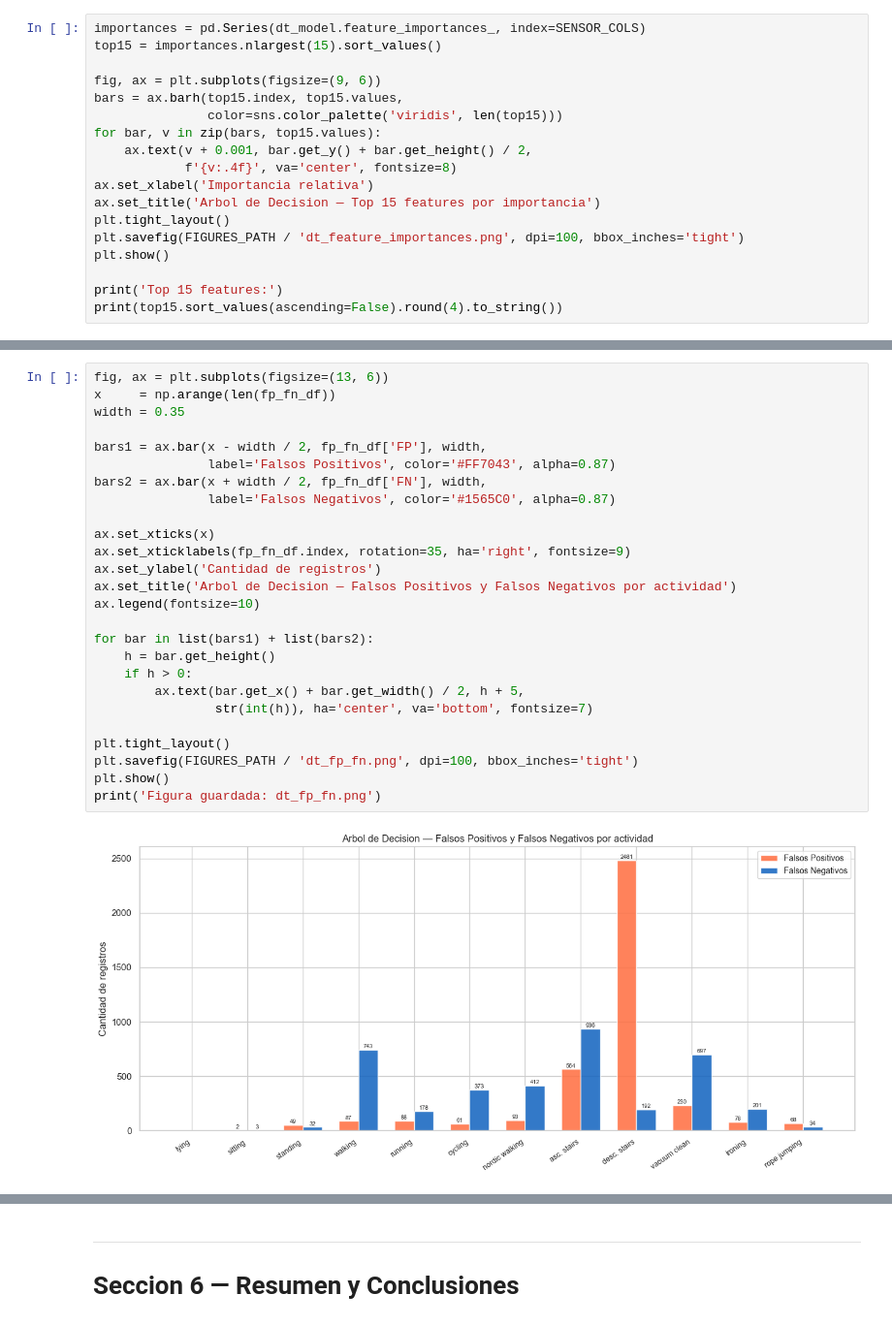
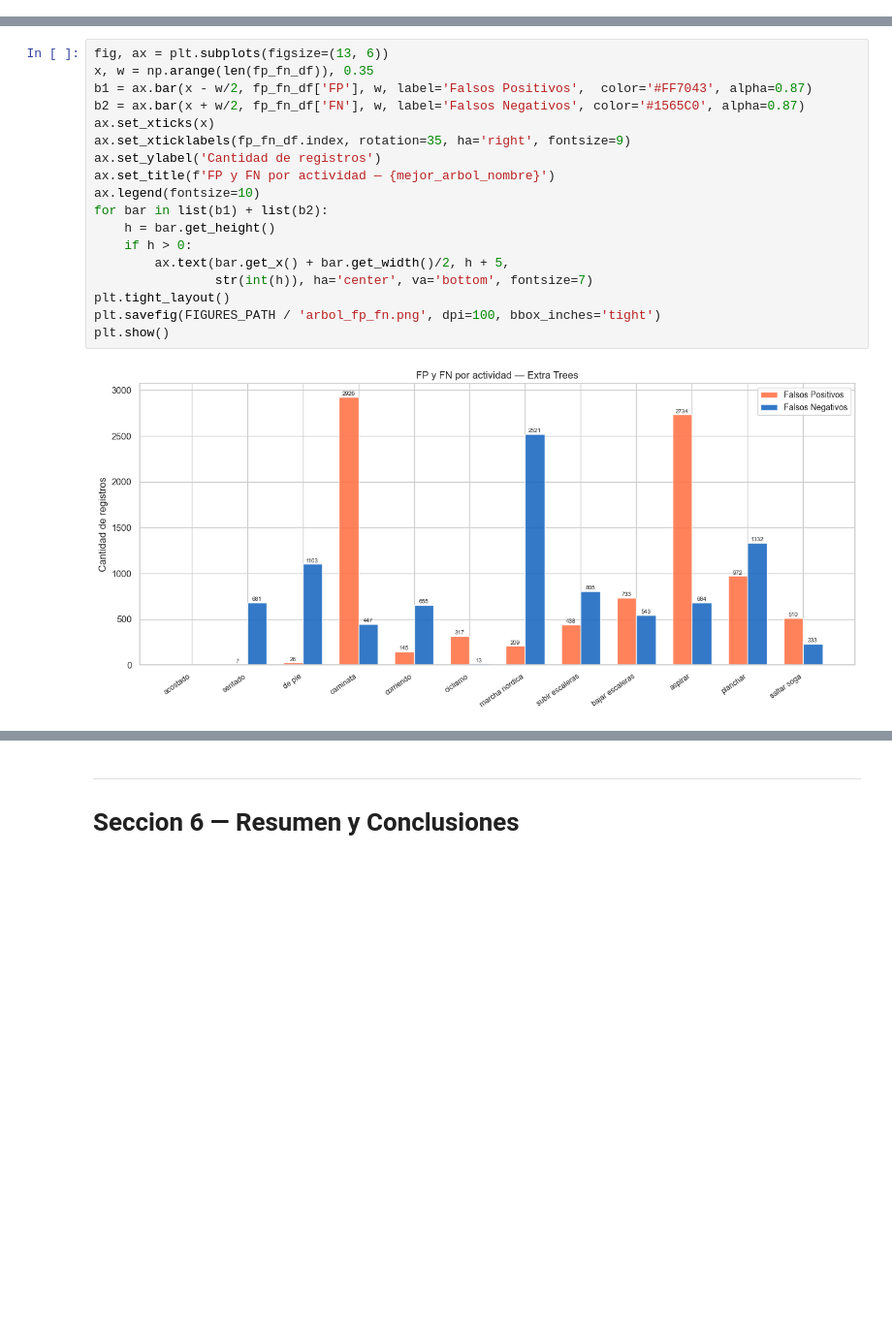
Before and after one commit to FrancoRecalde/TP_CD, a Jupyter notebook: notebooks/02_Modelado2.ipynb, the cells around one changed output, grey strips where cells are left out. Shown at 97% size. Saved outputs shown, nothing was run; the diff lists cells and outputs as text; blank space fills up the shorter version.

```diff
--- a/notebooks/02_Modelado2.ipynb
+++ b/notebooks/02_Modelado2.ipynb
@@ -515,18 +546,0 @@ Figura guardada: dt_arbol.png
-# %%
-importances = pd.Series(dt_model.feature_importances_, index=SENSOR_COLS)
-top15 = importances.nlargest(15).sort_values()
-
-fig, ax = plt.subplots(figsize=(9, 6))
-bars = ax.barh(top15.index, top15.values,
-               color=sns.color_palette('viridis', len(top15)))
-for bar, v in zip(bars, top15.values):
-    ax.text(v + 0.001, bar.get_y() + bar.get_height() / 2,
-            f'{v:.4f}', va='center', fontsize=8)
-ax.set_xlabel('Importancia relativa')
-ax.set_title('Arbol de Decision — Top 15 features por importancia')
-plt.tight_layout()
-plt.savefig(FIGURES_PATH / 'dt_feature_importances.png', dpi=100, bbox_inches='tight')
-plt.show()
-
-print('Top 15 features:')
-print(top15.sort_values(ascending=False).round(4).to_string())
@@ -617,28 +792,20 @@ Falsos Positivos y Falsos Negativos por actividad — Arbol de Decision
 # %%
 fig, ax = plt.subplots(figsize=(13, 6))
-x     = np.arange(len(fp_fn_df))
-width = 0.35
-
-bars1 = ax.bar(x - width / 2, fp_fn_df['FP'], width,
-               label='Falsos Positivos', color='#FF7043', alpha=0.87)
-bars2 = ax.bar(x + width / 2, fp_fn_df['FN'], width,
-               label='Falsos Negativos', color='#1565C0', alpha=0.87)
-
+x, w = np.arange(len(fp_fn_df)), 0.35
+b1 = ax.bar(x - w/2, fp_fn_df['FP'], w, label='Falsos Positivos',  color='#FF7043', alpha=0.87)
+b2 = ax.bar(x + w/2, fp_fn_df['FN'], w, label='Falsos Negativos', color='#1565C0', alpha=0.87)
 ax.set_xticks(x)
 ax.set_xticklabels(fp_fn_df.index, rotation=35, ha='right', fontsize=9)
 ax.set_ylabel('Cantidad de registros')
-ax.set_title('Arbol de Decision — Falsos Positivos y Falsos Negativos por actividad')
+ax.set_title(f'FP y FN por actividad — {mejor_arbol_nombre}')
 ax.legend(fontsize=10)
-
-for bar in list(bars1) + list(bars2):
+for bar in list(b1) + list(b2):
     h = bar.get_height()
     if h > 0:
-        ax.text(bar.get_x() + bar.get_width() / 2, h + 5,
+        ax.text(bar.get_x() + bar.get_width()/2, h + 5,
                 str(int(h)), ha='center', va='bottom', fontsize=7)
-
 plt.tight_layout()
-plt.savefig(FIGURES_PATH / 'dt_fp_fn.png', dpi=100, bbox_inches='tight')
+plt.savefig(FIGURES_PATH / 'arbol_fp_fn.png', dpi=100, bbox_inches='tight')
 plt.show()
-print('Figura guardada: dt_fp_fn.png')
 # %% [output]
-[figure, old version]
+[figure, new version]
```
Also changed, not shown: parts of 53 cells of this notebook, 11 other files.
